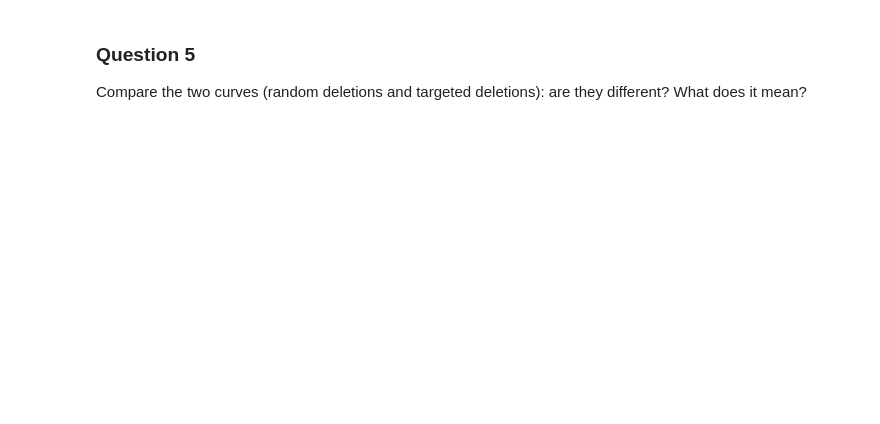
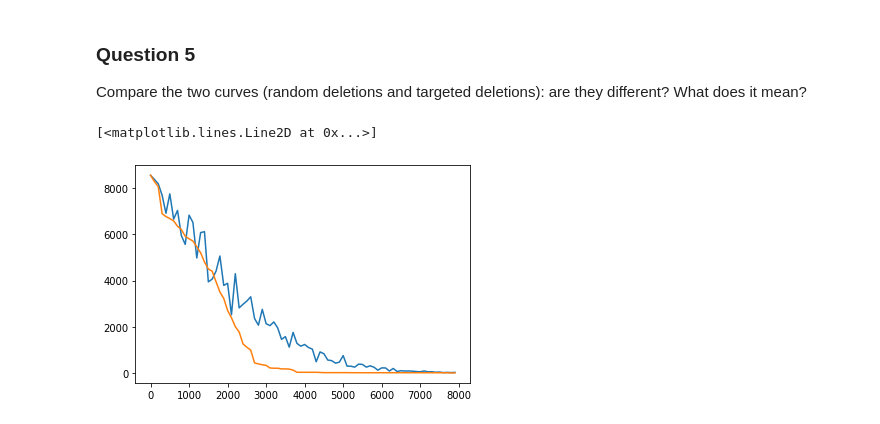
Before and after one commit to cao-gabriel/NAM, a Jupyter notebook: labs/TP3_Students.ipynb, the cells around one changed output. Cells and saved outputs as stored; diff of their text form; code cells hidden in the pictures; blank space fills up the shorter version.

```diff
--- a/labs/TP3_Students.ipynb
+++ b/labs/TP3_Students.ipynb
@@ -178,0 +141,3 @@ if __name__ == '__main__'  and '__file__' not in globals():
+# %%
+inet_graph = graph_from_file("inet.txt")
+random_failure(inet_graph)
@@ -234,5 +174,16 @@ def target_failure(my_graph, limit, step):
-# %%
-if __name__ == '__main__'  and '__file__' not in globals():
-    inet_graph = load_clean_graph(inet)
-    my_data = target_failure(inet_graph, 5, 1)
-    print(json.dumps(my_data, indent = 4))
+# %%
+def order_nodes(graph):
+    nodes = list(graph.keys())
+    node_degree = {}
+    for node in graph:
+        node_degree[node] = len(graph[node])
+    return [node for node, degree in sorted(node_degree.items(), key=lambda x : x[1], reverse=True)]
+
+def targeted_failure(graph, max_deleted=8000, step=100):
+    robust_dic = {}
+    for n in range(0, max_deleted, step):
+        nodes =  order_nodes(graph)
+        tmp = remove_nodes(graph, nodes[0:n])
+        lcc_size = compute_size_lcc(tmp)
+        robust_dic[n] = lcc_size
+    return robust_dic
@@ -269,0 +214,10 @@ if __name__ == '__main__'  and '__file__' not in globals():
+# %%
+random_dic = random_failure(inet_graph)
+targeted_dic = targeted_failure(inet_graph)
+x_random, y_random = random_dic.keys(), random_dic.values()
+x_target, y_target = targeted_dic.keys(), targeted_dic.values()
+plt.plot(x_random, y_random)
+plt.plot(x_target, y_target)
+# %% [output]
+[<matplotlib.lines.Line2D at 0x...>]
+[figure, added]
```
Also changed, not shown: parts of 14 cells of this notebook, 4 other files.
